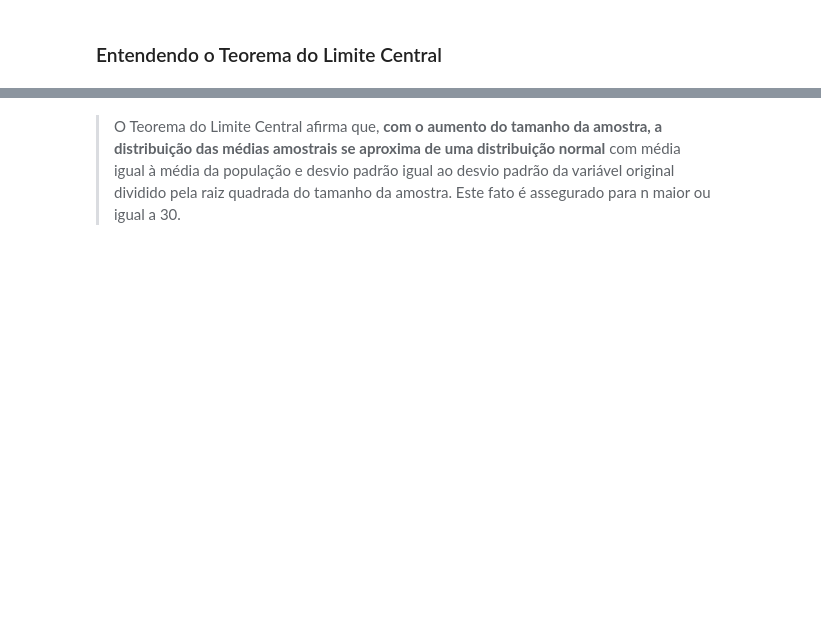
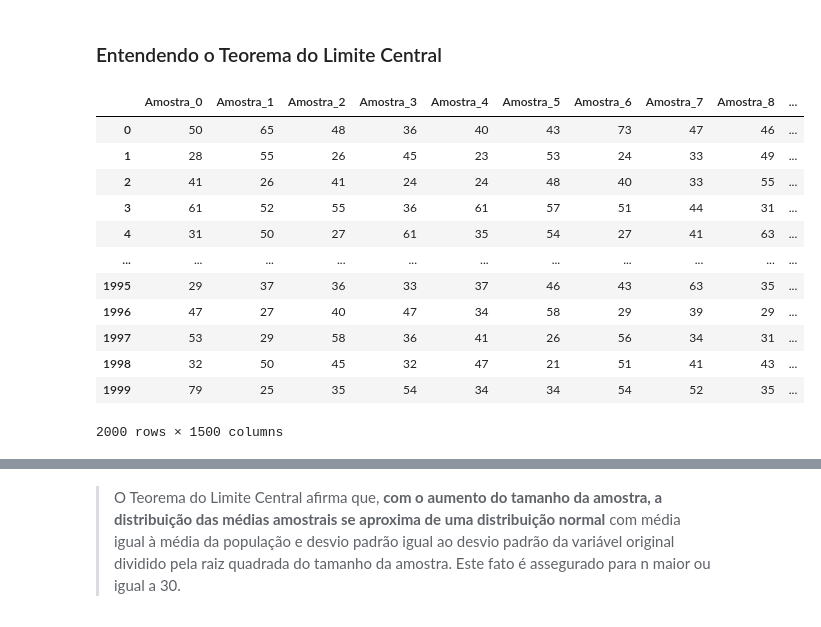
Before and after one commit to joutav/Estatistica-2, a Jupyter notebook: Curso_de_Estatística_Parte_2.ipynb, the cells around one changed output, grey strips where cells are left out. Saved outputs shown, nothing was run; the diff lists cells and outputs as text; code cells hidden in the pictures; blank space fills up the shorter version.

```diff
--- a/Curso_de_Estatística_Parte_2.ipynb
+++ b/Curso_de_Estatística_Parte_2.ipynb
@@ -727,0 +763,20 @@ O desvio padrão das médias amostrais é conhecido como **erro padrão da médi
+# %%
+for i in range(total_de_amostras):
+    _ = dados.Idade.sample(n)
+    _.index = range(0, len(_))
+    amostras['Amostra_' + str(i)] = _
+amostras
+# %% [output]
+|  | Amostra_0 | Amostra_1 | Amostra_2 | Amostra_3 | Amostra_4 | Amostra_5 | Amostra_6 | Amostra_7 | Amostra_8 | ... |
+| 0 | 50 | 65 | 48 | 36 | 40 | 43 | 73 | 47 | 46 | ... |
+| 1 | 28 | 55 | 26 | 45 | 23 | 53 | 24 | 33 | 49 | ... |
+| 2 | 41 | 26 | 41 | 24 | 24 | 48 | 40 | 33 | 55 | ... |
+| 3 | 61 | 52 | 55 | 36 | 61 | 57 | 51 | 44 | 31 | ... |
+| 4 | 31 | 50 | 27 | 61 | 35 | 54 | 27 | 41 | 63 | ... |
+| ... | ... | ... | ... | ... | ... | ... | ... | ... | ... | ... |
+| 1995 | 29 | 37 | 36 | 33 | 37 | 46 | 43 | 63 | 35 | ... |
+| 1996 | 47 | 27 | 40 | 47 | 34 | 58 | 29 | 39 | 29 | ... |
+| 1997 | 53 | 29 | 58 | 36 | 41 | 26 | 56 | 34 | 31 | ... |
+| 1998 | 32 | 50 | 45 | 32 | 47 | 21 | 51 | 41 | 43 | ... |
+| 1999 | 79 | 25 | 35 | 54 | 34 | 34 | 54 | 52 | 35 | ... |
+2000 rows × 1500 columns
```
Also changed, not shown: parts of 46 cells of this notebook, 1 other file.
